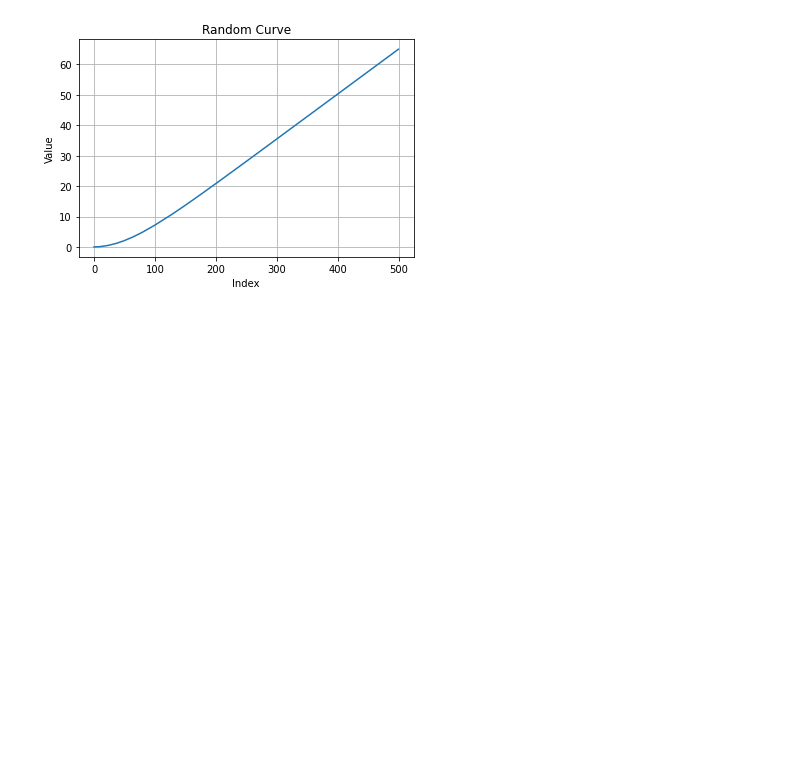
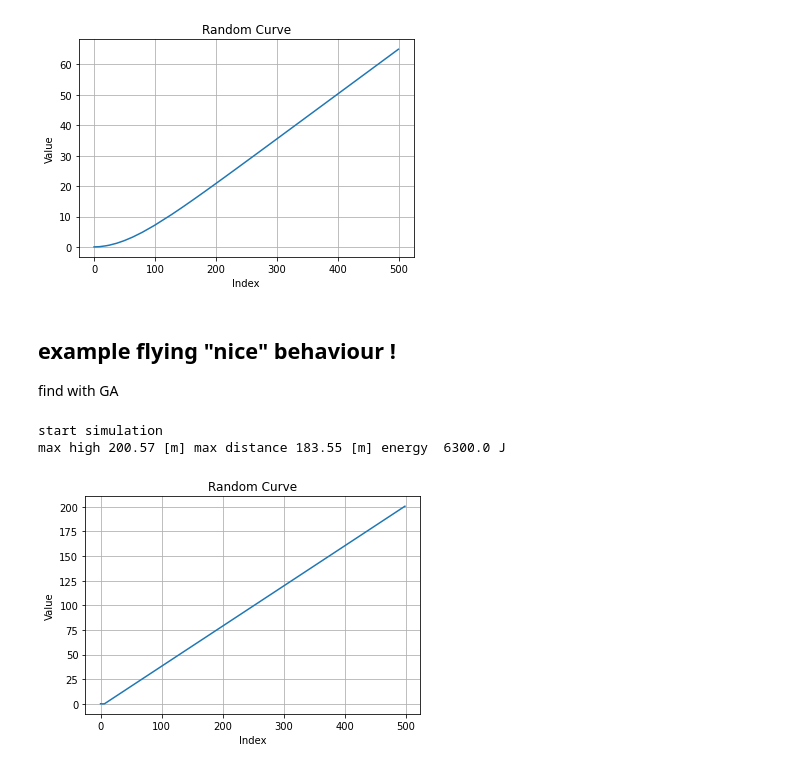
Before and after one commit to alifuatsahin/Jumping-Robot-Design, a Jupyter notebook: jumper_test/optimisation/optimisation.ipynb, the cells around one changed output. Saved outputs shown, nothing was run; the diff lists cells and outputs as text; code cells hidden in the pictures; blank space fills up the shorter version.

```diff
--- a/jumper_test/optimisation/optimisation.ipynb
+++ b/jumper_test/optimisation/optimisation.ipynb
@@ -64,3 +64,21 @@ max high 65.01 [m] max distance 46.51 [m] energy  6.3 J
 robot.plot()
 # %% [output]
 [figure]
+# %% [markdown]
+## example flying "nice" behaviour !
+find with GA
+# %%
+
+parameters = Model.Parameters([ 20., 150.,  20.,  20., 150.,  30.,  10.,  14.])
+
+
+robot = Model.model(parameters)
+# %%
+robot.simulate()
+# %% [output]
+start simulation
+max high 200.57 [m] max distance 183.55 [m] energy  6300.0 J
+# %%
+robot.plot()
+# %% [output]
+[figure, added]
```
Also changed, not shown: 7 other files.
